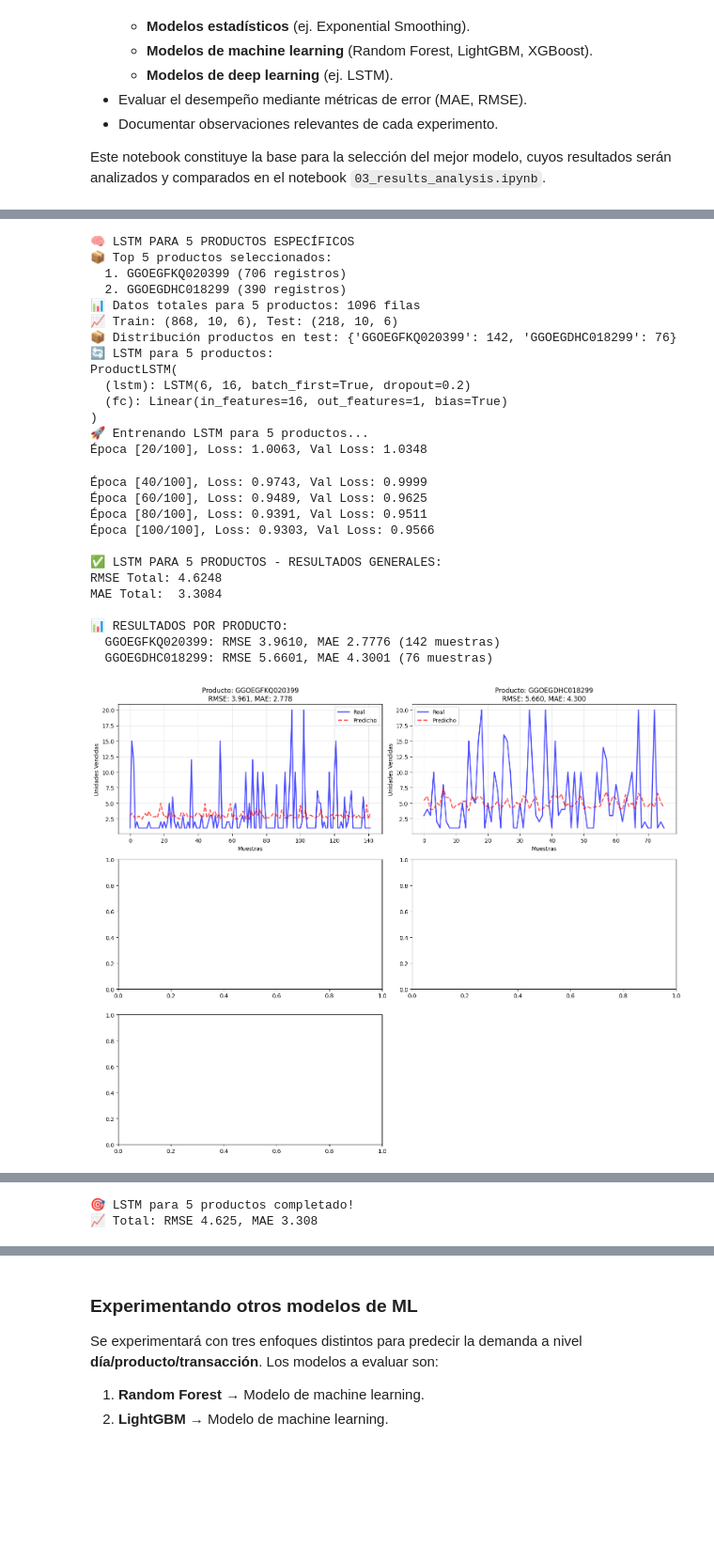
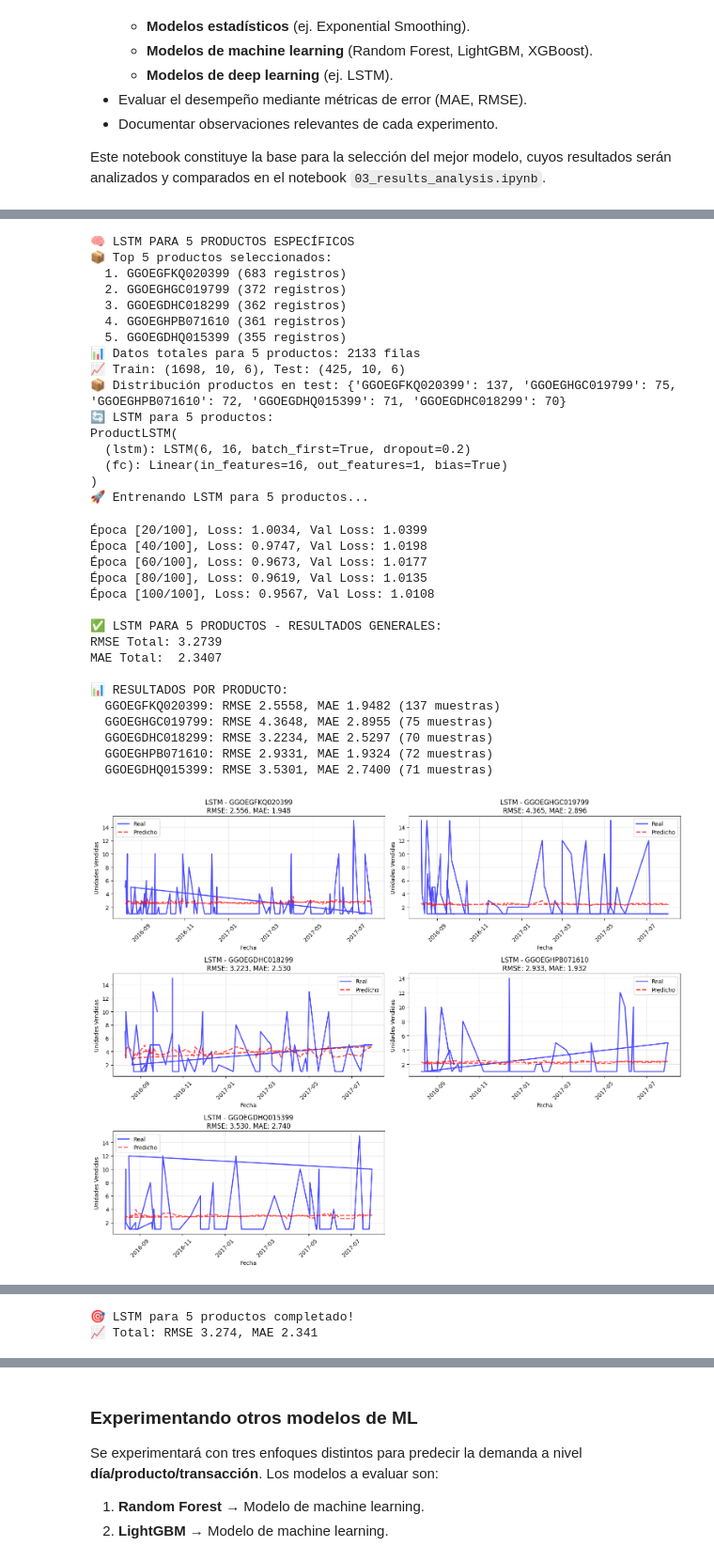
Before and after one commit to aladelca/pc1_20252_metodologia_data_science, a Jupyter notebook: notebooks/02_model_experimentation.ipynb, the cells around one changed output, grey strips where cells are left out. Shown at 94% size. Drawn from its saved outputs; the diff is of its cells as text; code cells hidden in the pictures; blank space fills up the shorter version.

Commit message:
Optimizacion de modelo XGboost y documentacion

```diff
--- a/notebooks/02_model_experimentation.ipynb
+++ b/notebooks/02_model_experimentation.ipynb
@@ -50,5 +50,6 @@ data_training: (25521, 24)
 data_sample (raw): (74457, 77)
 # %%
+#MODELO ESTADÍSTICO
 import pandas as pd
 import numpy as np
 import matplotlib.pyplot as plt
@@ -59,7 +60,7 @@ from sklearn.metrics import mean_squared_error, mean_absolute_error
 df_daily = df_training.groupby(['parsed_date', 'product_sku'])['units_sold'].sum().reset_index()
 
 # Seleccionar productos top
-top_products = df_daily['product_sku'].value_counts().head(2).index
+top_products = df_daily['product_sku'].value_counts().head(5).index
 
 for sku in top_products:
     print(f"Producto: {sku}")
@@ -240,22 +291,27 @@ MAE:  2.9325
 # %%
+#MODELO DEEPLEARNING
 import torch
 import torch.nn as nn
 import torch.optim as optim
 import numpy as np
 import matplotlib.pyplot as plt
 from sklearn.metrics import mean_squared_error, mean_absolute_error
+from sklearn.preprocessing import StandardScaler
 
 print("🧠 LSTM PARA 5 PRODUCTOS ESPECÍFICOS")
 
 # 1. ESCOGER LOS 5 PRODUCTOS MÁS FRECUENTES
-top_5_products = df_filtered['product_sku'].value_counts().head(2).index
+top_5_products = df_filtered['product_sku'].value_counts().head(5).index
 print("📦 Top 5 productos seleccionados:")
 for i, sku in enumerate(top_5_products, 1):
     count = len(df_filtered[df_filtered['product_sku'] == sku])
     print(f"  {i}. {sku} ({count} registros)")
 
-# 2. FILTRAR
+# 2. FILTRAR Y ORDENAR POR FECHA
 df_5_products = df_filtered[df_filtered['product_sku'].isin(top_5_products)].copy()
+
+# 🔥 ORDENAR CRÍTICO: Primero por producto, luego por fecha
+df_5_products = df_5_products.sort_values(['product_sku', 'parsed_date']).reset_index(drop=True)
 
 # Re-encode los SKUs para que sean 0-4
 le = LabelEncoder()
@@ -400,7 +456,7 @@ for product in top_5_products:
         )
         print(f"  {product}: RMSE {rmse_product:.4f}, MAE {mae_product:.4f} ({product_mask.sum()} muestras)")
 
-# 10. GRÁFICO POR PRODUCTO
+# 10. GRÁFICO POR PRODUCTO - CON FECHAS REALES
 fig, axes = plt.subplots(3, 2, figsize=(15, 12))
 axes = axes.flatten()
 
@@ -408,68 +464,80 @@ for i, product in enumerate(top_5_products):
     if i < len(axes):
         product_mask = results_df['product'] == product
         if product_mask.sum() > 0:
+            # OBTENER FECHAS REALES en lugar de muestras
+            product_indices = results_df[product_mask].index
+            product_dates = df_5_products.iloc[product_indices]['parsed_date'].values
+
             product_true = results_df[product_mask]['true'].values
             product_pred = results_df[product_mask]['pred'].values
 
-            axes[i].plot(product_true, label='Real', alpha=0.7, linewidth=2, color='blue')
-            axes[i].plot(product_pred, label='Predicho', alpha=0.7, linewidth=2, color='red', linestyle='--')
+            # Usar fechas reales en el eje X
+            axes[i].plot(product_dates, product_true, label='Real', alpha=0.7, linewidth=2, color='blue')
+            axes[i].plot(product_dates, product_pred, label='Predicho', alpha=0.7, linewidth=2, color='red', linestyle='--')
 
             rmse_prod = np.sqrt(mean_squared_error(product_true, product_pred))
             mae_prod = mean_absolute_error(product_true, product_pred)
 
-            axes[i].set_title(f'Producto: {product}\nRMSE: {rmse_prod:.3f}, MAE: {mae_prod:.3f}')
-            axes[i].set_xlabel('Muestras')
+            axes[i].set_title(f'LSTM - {product}\nRMSE: {rmse_prod:.3f}, MAE: {mae_prod:.3f}')
+            axes[i].set_xlabel('Fecha')
             axes[i].set_ylabel('Unidades Vendidas')
             axes[i].legend()
             axes[i].grid(True, alpha=0.3)
+            plt.setp(axes[i].xaxis.get_majorticklabels(), rotation=45)
 
 # Ocultar el último subplot si no se usa
-if len(top_5_products) < 3:
+if len(top_5_products) < 6:
     axes[-1].set_visible(False)
 
 plt.tight_layout()
 plt.show()
 
 # Gráfico de dispersión general
 plt.figure(figsize=(8, 6))
 plt.scatter(y_true_lstm, y_pred_lstm, alpha=0.6, c=le.transform(test_products), cmap='tab10', s=50)
 max_val = max(y_true_lstm.max(), y_pred_lstm.max())
 plt.plot([0, max_val], [0, max_val], 'r--', lw=2, label='Línea Perfecta')
 plt.xlabel('Valor Real')
 plt.ylabel('Valor Predicho')
 plt.title(f'LSTM 5 Productos - Dispersión General\nRMSE: {rmse_total:.3f}, MAE: {mae_total:.3f}')
 plt.colorbar(label='Producto')
 plt.legend()
 plt.grid(True, alpha=0.3)
 plt.show()
 
 print(f"\n🎯 LSTM para 5 productos completado!")
 print(f"📈 Total: RMSE {rmse_total:.3f}, MAE {mae_total:.3f}")
 # %% [output]
 🧠 LSTM PARA 5 PRODUCTOS ESPECÍFICOS
 📦 Top 5 productos seleccionados:
-  1. GGOEGFKQ020399 (706 registros)
-  2. GGOEGDHC018299 (390 registros)
-📊 Datos totales para 5 productos: 1096 filas
-📈 Train: (868, 10, 6), Test: (218, 10, 6)
-📦 Distribución productos en test: {'GGOEGFKQ020399': 142, 'GGOEGDHC018299': 76}
+  1. GGOEGFKQ020399 (683 registros)
+  2. GGOEGHGC019799 (372 registros)
+  3. GGOEGDHC018299 (362 registros)
+  4. GGOEGHPB071610 (361 registros)
+  5. GGOEGDHQ015399 (355 registros)
+📊 Datos totales para 5 productos: 2133 filas
+📈 Train: (1698, 10, 6), Test: (425, 10, 6)
+📦 Distribución productos en test: {'GGOEGFKQ020399': 137, 'GGOEGHGC019799': 75, 'GGOEGHPB071610': 72, 'GGOEGDHQ015399': 71, 'GGOEGDHC018299': 70}
 🔄 LSTM para 5 productos:
 ProductLSTM(
   (lstm): LSTM(6, 16, batch_first=True, dropout=0.2)
   (fc): Linear(in_features=16, out_features=1, bias=True)
 )
 🚀 Entrenando LSTM para 5 productos...
-Época [20/100], Loss: 1.0063, Val Loss: 1.0348
-Época [40/100], Loss: 0.9743, Val Loss: 0.9999
-Época [60/100], Loss: 0.9489, Val Loss: 0.9625
-Época [80/100], Loss: 0.9391, Val Loss: 0.9511
-Época [100/100], Loss: 0.9303, Val Loss: 0.9566
+Época [20/100], Loss: 1.0034, Val Loss: 1.0399
+Época [40/100], Loss: 0.9747, Val Loss: 1.0198
+Época [60/100], Loss: 0.9673, Val Loss: 1.0177
+Época [80/100], Loss: 0.9619, Val Loss: 1.0135
+Época [100/100], Loss: 0.9567, Val Loss: 1.0108
 
 ✅ LSTM PARA 5 PRODUCTOS - RESULTADOS GENERALES:
-RMSE Total: 4.6248
-MAE Total:  3.3084
+RMSE Total: 3.2739
+MAE Total:  2.3407
 
 📊 RESULTADOS POR PRODUCTO:
-  GGOEGFKQ020399: RMSE 3.9610, MAE 2.7776 (142 muestras)
-  GGOEGDHC018299: RMSE 5.6601, MAE 4.3001 (76 muestras)
+  GGOEGFKQ020399: RMSE 2.5558, MAE 1.9482 (137 muestras)
+  GGOEGHGC019799: RMSE 4.3648, MAE 2.8955 (75 muestras)
+  GGOEGDHC018299: RMSE 3.2234, MAE 2.5297 (70 muestras)
+  GGOEGHPB071610: RMSE 2.9331, MAE 1.9324 (72 muestras)
+  GGOEGDHQ015399: RMSE 3.5301, MAE 2.7400 (71 muestras)
-[figure, old version]
+[figure, new version]
@@ -477,2 +545,2 @@ MAE Total:  3.3084
 🎯 LSTM para 5 productos completado!
-📈 Total: RMSE 4.625, MAE 3.308
+📈 Total: RMSE 3.274, MAE 2.341
```
Also changed, not shown: parts of 8 cells of this notebook, 2 other files.
